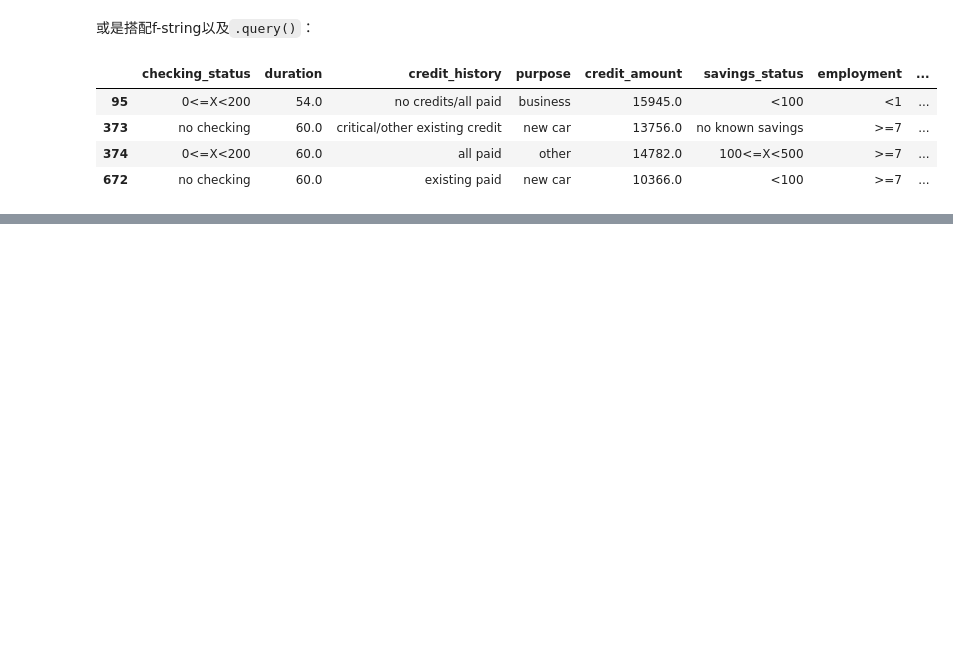
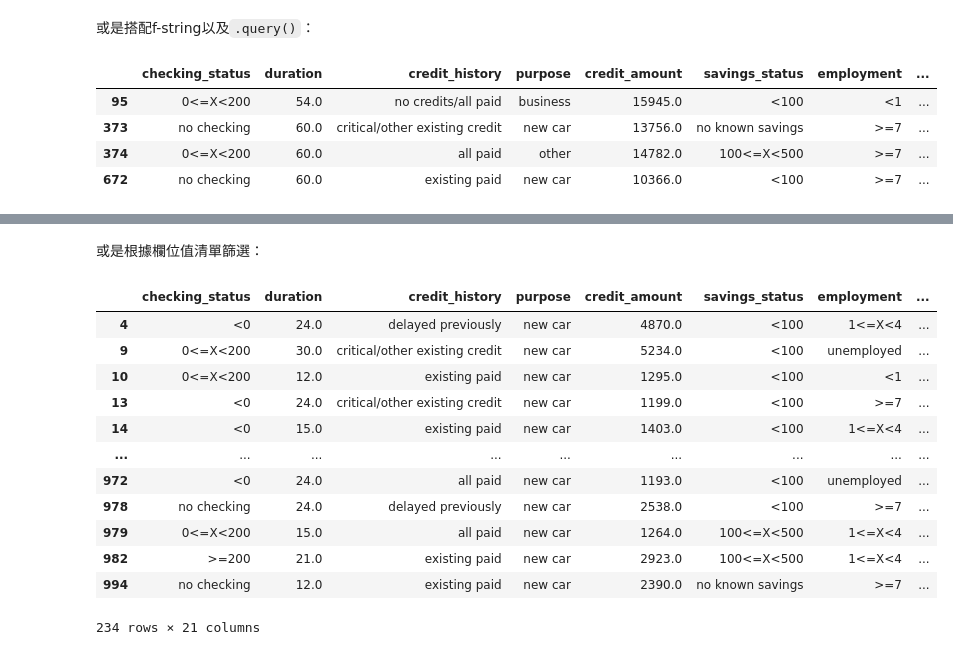
Before and after one commit to curtis-lu/ntu-ps-intro-ml, a Jupyter notebook: _build/jupyter_execute/pandas_0.ipynb, the cells around one changed output, grey strips where cells are left out. Drawn from its saved outputs; the diff is of its cells as text; code cells hidden in the pictures; blank space fills up the shorter version.

```diff
--- a/_build/jupyter_execute/pandas_0.ipynb
+++ b/_build/jupyter_execute/pandas_0.ipynb
@@ -925,0 +979,18 @@ df.query(cond)
+# %% [markdown]
+或是根據欄位值清單篩選：
+# %%
+df[df['purpose'].isin(['new car', 'used card'])]
+# %% [output]
+|  | checking_status | duration | credit_history | purpose | credit_amount | savings_status | employment | ... |
+| 4 | <0 | 24.0 | delayed previously | new car | 4870.0 | <100 | 1<=X<4 | ... |
+| 9 | 0<=X<200 | 30.0 | critical/other existing credit | new car | 5234.0 | <100 | unemployed | ... |
+| 10 | 0<=X<200 | 12.0 | existing paid | new car | 1295.0 | <100 | <1 | ... |
+| 13 | <0 | 24.0 | critical/other existing credit | new car | 1199.0 | <100 | >=7 | ... |
+| 14 | <0 | 15.0 | existing paid | new car | 1403.0 | <100 | 1<=X<4 | ... |
+| ... | ... | ... | ... | ... | ... | ... | ... | ... |
+| 972 | <0 | 24.0 | all paid | new car | 1193.0 | <100 | unemployed | ... |
+| 978 | no checking | 24.0 | delayed previously | new car | 2538.0 | <100 | >=7 | ... |
+| 979 | 0<=X<200 | 15.0 | all paid | new car | 1264.0 | 100<=X<500 | 1<=X<4 | ... |
+| 982 | >=200 | 21.0 | existing paid | new car | 2923.0 | 100<=X<500 | 1<=X<4 | ... |
+| 994 | no checking | 12.0 | existing paid | new car | 2390.0 | no known savings | >=7 | ... |
+234 rows × 21 columns
```
Also changed, not shown: parts of 15 cells of this notebook, 37 other files.
